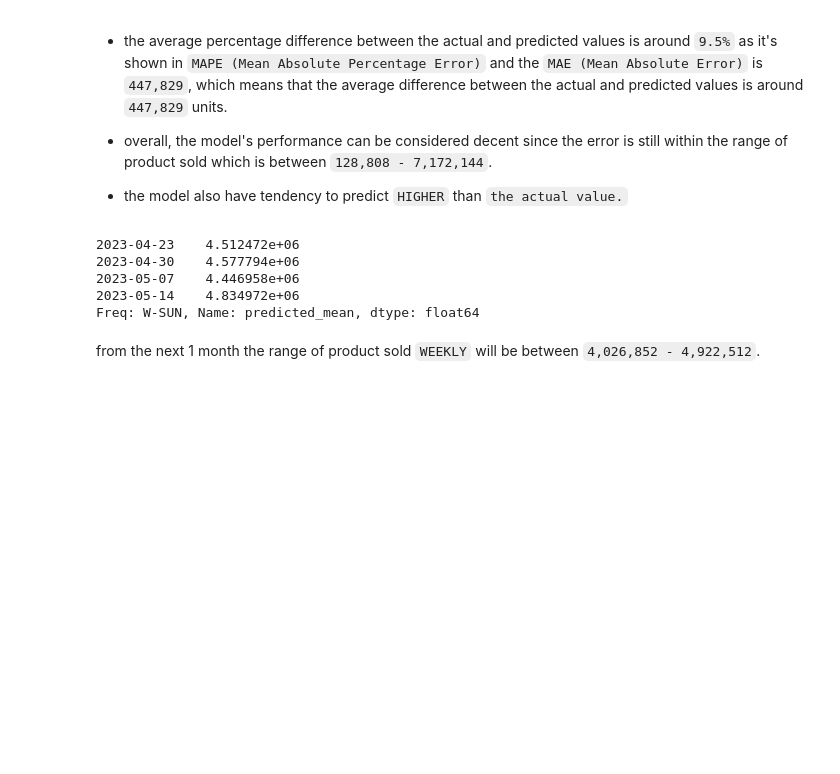
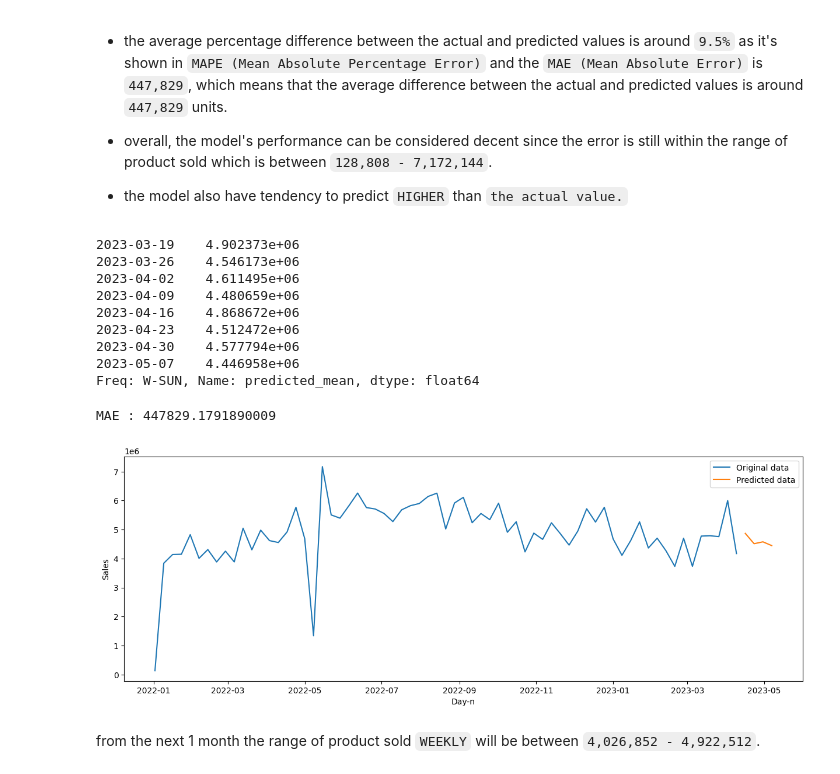
Before and after one commit to zakish29/paragon-forecast, a Jupyter notebook: final_project_zaki.ipynb, the cells around one changed output. Drawn from its saved outputs; the diff is of its cells as text; code cells hidden in the pictures; blank space fills up the shorter version.

```diff
--- a/final_project_zaki.ipynb
+++ b/final_project_zaki.ipynb
@@ -452,14 +451,34 @@ MAE : 447829.1791890009
 
 - the model also have tendency to predict `HIGHER` than `the actual value.`
 # %%
-df_product_new = pred_arima.tail(4)
+df_product_new = pred_arima.tail(8)
 df_product_new
 # %% [output]
+2023-03-19    4.902373e+06
+2023-03-26    4.546173e+06
+2023-04-02    4.611495e+06
+2023-04-09    4.480659e+06
+2023-04-16    4.868672e+06
 2023-04-23    4.512472e+06
 2023-04-30    4.577794e+06
 2023-05-07    4.446958e+06
-2023-05-14    4.834972e+06
 Freq: W-SUN, Name: predicted_mean, dtype: float64
+# %%
+# Evaluate the model performance (MAE)
+mae = mean_absolute_error(pred_arima[:12],test)
+print(f'MAE : {mae}')
+
+# Plot the original data_b1 and the predicted values
+fig, ax = plt.subplots(figsize=(15, 5))
+plt.plot(product.index, product['quantity'], label='Original data')
+plt.plot(df_product_new.index, df_product_new, label='Predicted data')
+plt.legend()
+plt.xlabel('Day-n')
+plt.ylabel('Sales')
+plt.show()
+# %% [output]
+MAE : 447829.1791890009
+[figure, added]
 # %% [markdown]
 from the next 1 month the range of product sold `WEEKLY` will be between `4,026,852 - 4,922,512`.
 # %% [markdown]
```
Also changed, not shown: parts of 9 cells of this notebook.
